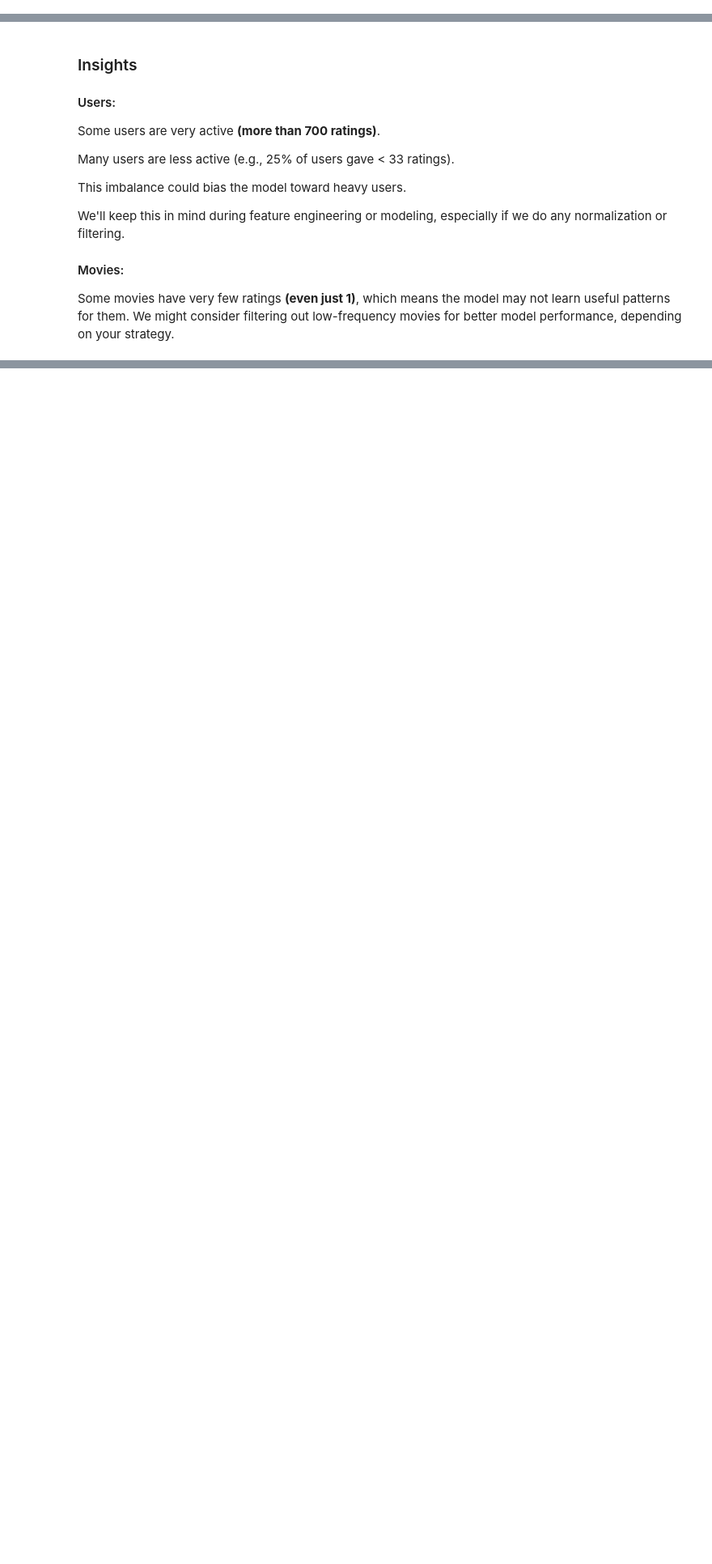
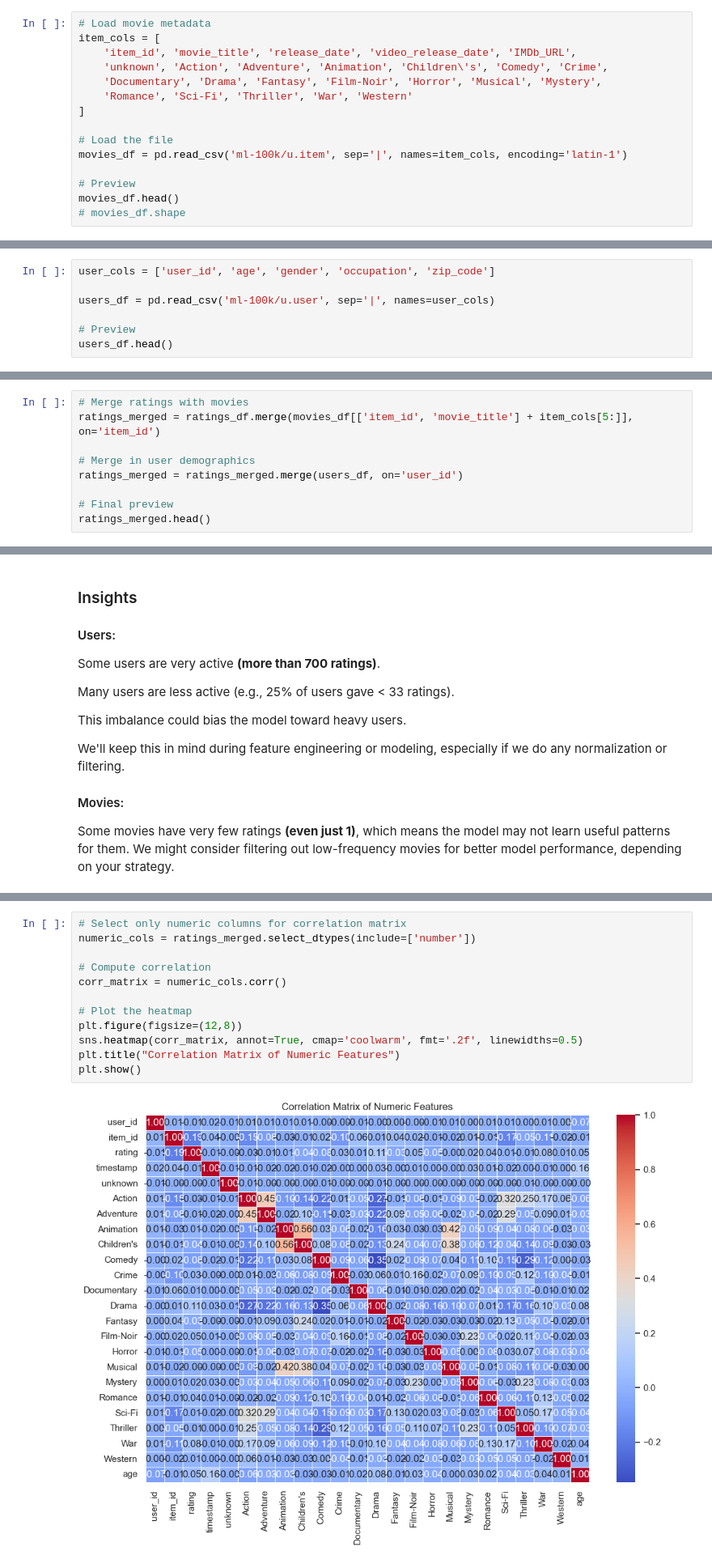
Before and after one commit to bhusalashish/Movie-Rating-Prediction, a Jupyter notebook: Supervised Learning Lab/lab1.ipynb, the cells around one changed output, grey strips where cells are left out. Shown at 81% size. Cells and saved outputs as stored; diff of their text form; blank space fills up the shorter version.

Commit message:
Load two more data and add more EDA

```diff
--- a/Supervised Learning Lab/lab1.ipynb
+++ b/Supervised Learning Lab/lab1.ipynb
@@ -66,3 +66,18 @@ Info of the dataset
 50%       447.00000     322.000000       4.000000  8.828269e+08
 75%       682.00000     631.000000       4.000000  8.882600e+08
 max       943.00000    1682.000000       5.000000  8.932866e+08
+# %%
+# Load movie metadata
+item_cols = [
+    'item_id', 'movie_title', 'release_date', 'video_release_date', 'IMDb_URL',
+    'unknown', 'Action', 'Adventure', 'Animation', 'Children\'s', 'Comedy', 'Crime',
+    'Documentary', 'Drama', 'Fantasy', 'Film-Noir', 'Horror', 'Musical', 'Mystery',
+    'Romance', 'Sci-Fi', 'Thriller', 'War', 'Western'
+]
+
+# Load the file
+movies_df = pd.read_csv('ml-100k/u.item', sep='|', names=item_cols, encoding='latin-1')
+
+# Preview
+movies_df.head()
+# movies_df.shape
@@ -68,0 +93,7 @@ max       943.00000    1682.000000       5.000000  8.932866e+08
+# %%
+user_cols = ['user_id', 'age', 'gender', 'occupation', 'zip_code']
+
+users_df = pd.read_csv('ml-100k/u.user', sep='|', names=user_cols)
+
+# Preview
+users_df.head()
@@ -68,0 +109,9 @@ max       943.00000    1682.000000       5.000000  8.932866e+08
+# %%
+# Merge ratings with movies
+ratings_merged = ratings_df.merge(movies_df[['item_id', 'movie_title'] + item_cols[5:]], on='item_id')
+
+# Merge in user demographics
+ratings_merged = ratings_merged.merge(users_df, on='user_id')
+
+# Final preview
+ratings_merged.head()
@@ -186,0 +255,14 @@ We might consider filtering out low-frequency movies for better model performanc
+# %%
+# Select only numeric columns for correlation matrix
+numeric_cols = ratings_merged.select_dtypes(include=['number'])
+
+# Compute correlation
+corr_matrix = numeric_cols.corr()
+
+# Plot the heatmap
+plt.figure(figsize=(12,8))
+sns.heatmap(corr_matrix, annot=True, cmap='coolwarm', fmt='.2f', linewidths=0.5)
+plt.title("Correlation Matrix of Numeric Features")
+plt.show()
+# %% [output]
+[figure, added]
```
Also changed, not shown: parts of 16 cells of this notebook.
